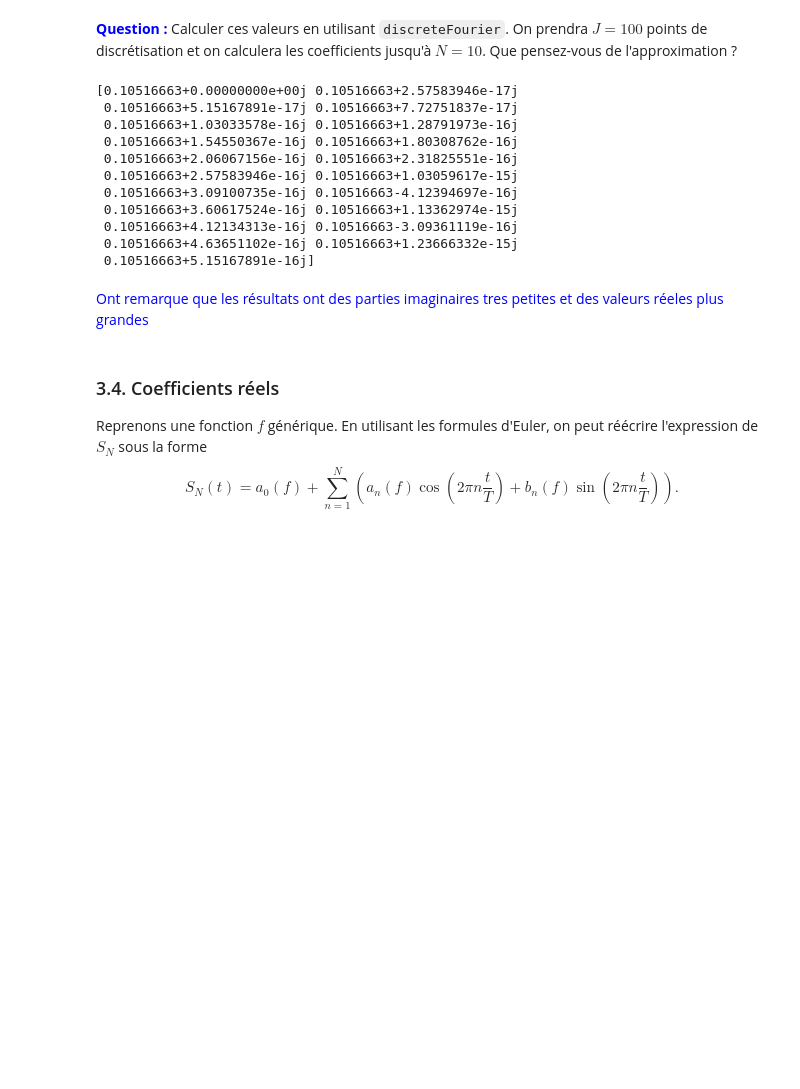
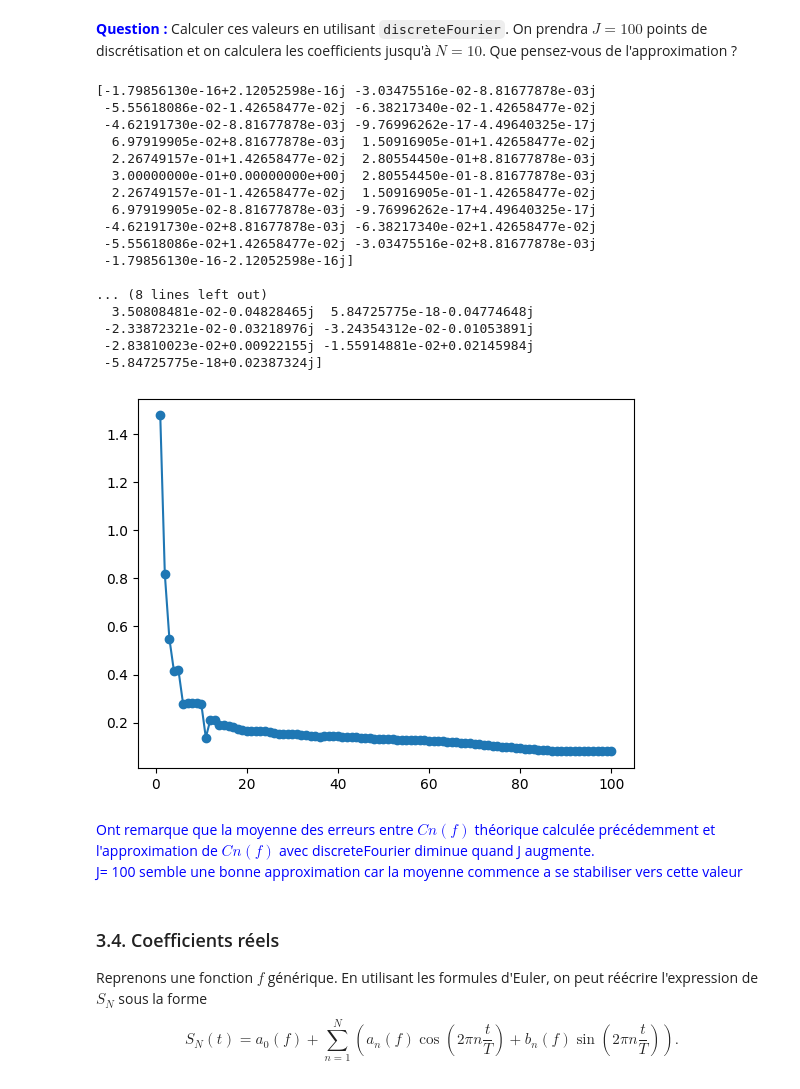
Before and after one commit to IvanSalle/TP_Fourier, a Jupyter notebook: TPFourier2024.ipynb, the cells around one changed output. Saved outputs shown, nothing was run; the diff lists cells and outputs as text; code cells hidden in the pictures; blank space fills up the shorter version.

Commit message:
graph erreur Cn

```diff
--- a/TPFourier2024.ipynb
+++ b/TPFourier2024.ipynb
@@ -382,7 +384,7 @@ def discreteFourier(fj, N):
     mat = np.zeros((2*N+1,), dtype=complex)
     for i in range(2*N+1):
         for j in range(len(fj)):
-            mat[i] += fj[j] * np.exp(-2* 1j * np.pi * i-N * j/len(fj))
+            mat[i] += fj[j] * np.exp(-2* 1j * np.pi * (i-N) * j/len(fj))
         mat[i] = mat[i]/len(fj)
     return mat
 # %% [markdown]
@@ -455,23 +457,66 @@ c_n(f) = \frac{1}{T} \int_0^T f(t) \exp\left(-2i\pi n\frac{t}{T}\right) dt = \fr
 Calculer ces valeurs en utilisant `discreteFourier`.
 On prendra $J=100$ points de discrétisation et on calculera les coefficients jusqu'à $N=10$.
 Que pensez-vous de l'approximation ?
-# %%
-fj = np.array([f(t/50, 0.4, 2, 1.5) for t in range(0,100)])
-print(discreteFourier(fj, 10))
-# %% [output]
-[0.10516663+0.00000000e+00j 0.10516663+2.57583946e-17j
- 0.10516663+5.15167891e-17j 0.10516663+7.72751837e-17j
- 0.10516663+1.03033578e-16j 0.10516663+1.28791973e-16j
- 0.10516663+1.54550367e-16j 0.10516663+1.80308762e-16j
- 0.10516663+2.06067156e-16j 0.10516663+2.31825551e-16j
- 0.10516663+2.57583946e-16j 0.10516663+1.03059617e-15j
- 0.10516663+3.09100735e-16j 0.10516663-4.12394697e-16j
- 0.10516663+3.60617524e-16j 0.10516663+1.13362974e-15j
- 0.10516663+4.12134313e-16j 0.10516663-3.09361119e-16j
- 0.10516663+4.63651102e-16j 0.10516663+1.23666332e-15j
- 0.10516663+5.15167891e-16j]
-# %% [markdown]
-<font color = blue> Ont remarque que les résultats ont des parties imaginaires tres petites et des valeurs réeles plus grandes<font>
+# %%
+def coef_creneau(n,a,T,A):
+    if n == 0:
+        return 0
+    else:
+        return (A/(-2* pi * 1j * n))*np.exp(-2 * 1j * pi *n *(a/(2*T)))
+
+Cn_t = np.array([coef_creneau(n,0.4,2,1.5)for n in range(-10,11)]) # valeurs théoriques
+fj = np.array([f(t/50, 0.4, 2, 1.5) for t in range(0,100)])
+Cn_n = discreteFourier(fj, 10) # valeurs numériques
+
+def calcul_erreur(J):
+    Cn_t = np.array([coef_creneau(n,0.4,2,1.5)for n in range(-10,11)]) # valeurs théoriques
+    fj = np.array([f(t/50, 0.4, 2, 1.5) for t in range(0,J)])
+    Cn_n = discreteFourier(fj, 10) # valeurs numériques
+    sum = 0
+    for i in range(len(Cn_t)):
+        erreur = abs(Cn_t[i] - Cn_n[i])
+        sum += erreur
+    return sum/len(Cn_t) # la moyenne des erreurs
+"""
+x = [10,110]
+x2 = list(range(0, 101, 1))
+y = [calcul_erreur(j) for j in x2]
+plt.plot(x,y)
+"""
+
+valeurs_J = list(range(0, 101, 1))
+
+# calcul de la moyenne des erreurs pour chaque valeur de J
+erreurs = [calcul_erreur(j) for j in valeurs_J]
+
+# graph
+plt.plot(valeurs_J, erreurs, marker='o')
+
+print(Cn_n)
+print("\n")
+print(Cn_t)
+# %% [output]
+[-1.79856130e-16+2.12052598e-16j -3.03475516e-02-8.81677878e-03j
+ -5.55618086e-02-1.42658477e-02j -6.38217340e-02-1.42658477e-02j
+ -4.62191730e-02-8.81677878e-03j -9.76996262e-17-4.49640325e-17j
+  6.97919905e-02+8.81677878e-03j  1.50916905e-01+1.42658477e-02j
+  2.26749157e-01+1.42658477e-02j  2.80554450e-01+8.81677878e-03j
+  3.00000000e-01+0.00000000e+00j  2.80554450e-01-8.81677878e-03j
+  2.26749157e-01-1.42658477e-02j  1.50916905e-01-1.42658477e-02j
+  6.97919905e-02-8.81677878e-03j -9.76996262e-17+4.49640325e-17j
+ -4.62191730e-02+8.81677878e-03j -6.38217340e-02+1.42658477e-02j
+ -5.55618086e-02+1.42658477e-02j -3.03475516e-02+8.81677878e-03j
+ -1.79856130e-16-2.12052598e-16j]
+
+... (8 lines left out)
+  3.50808481e-02-0.04828465j  5.84725775e-18-0.04774648j
+ -2.33872321e-02-0.03218976j -3.24354312e-02-0.01053891j
+ -2.83810023e-02+0.00922155j -1.55914881e-02+0.02145984j
+ -5.84725775e-18+0.02387324j]
+[figure, added]
+# %% [markdown]
+<font color = blue> Ont remarque que la moyenne des erreurs entre $Cn(f)$ théorique calculée précédemment et l'approximation de $Cn(f)$ avec discreteFourier diminue quand J augmente.
+J= 100 semble une bonne approximation car la moyenne commence a se stabiliser vers cette valeur <font>
 # %% [markdown]
 ### 3.4. Coefficients réels
 
```
Also changed, not shown: parts of 7 cells of this notebook.
